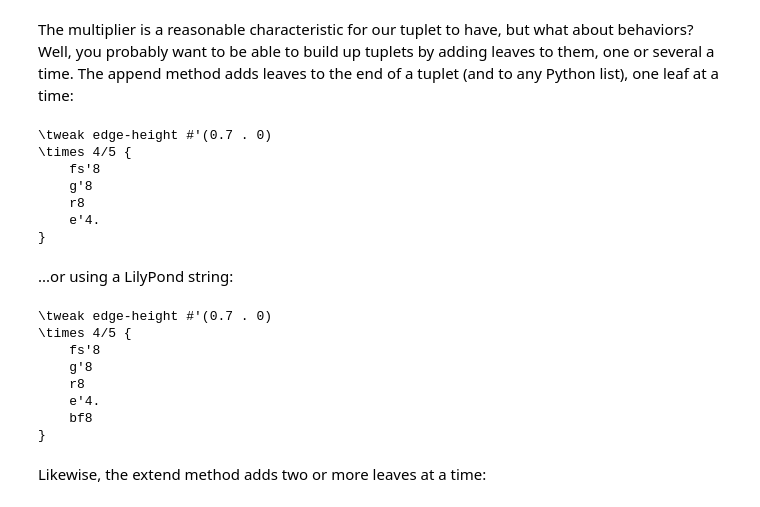
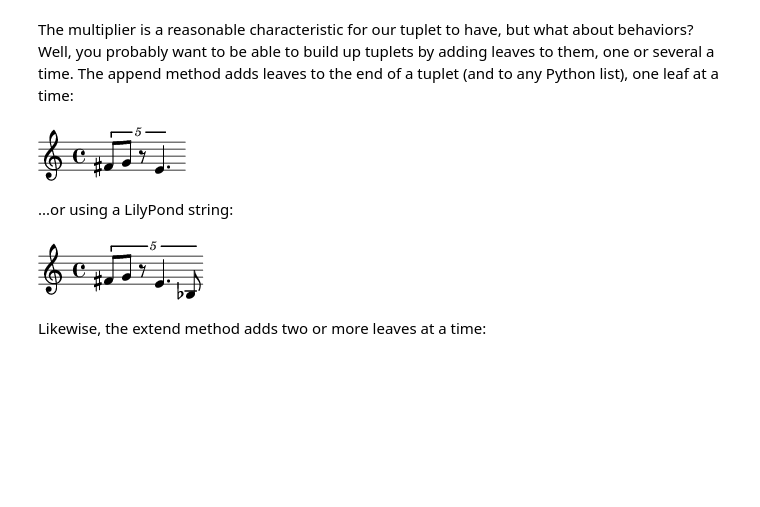
Before and after one commit to kureta/intensive, a Jupyter notebook: day-2/1-rhythms.ipynb, the cells around one changed output. Cells and saved outputs as stored; diff of their text form; code cells hidden in the pictures; blank space fills up the shorter version.

```diff
--- a/day-2/1-rhythms.ipynb
+++ b/day-2/1-rhythms.ipynb
@@ -87,30 +117,17 @@ The multiplier is a reasonable characteristic for our tuplet to have, but what a
 # %%
 tuplet.append(abjad.Note("e'4."))
 # %%
-abjad.f(tuplet)
+abjad.show(tuplet)
 # %% [output]
-\tweak edge-height #'(0.7 . 0)
-\times 4/5 {
-    fs'8
-    g'8
-    r8
-    e'4.
-}
+[figure, added]
 # %% [markdown]
 ...or using a LilyPond string:
 # %%
 tuplet.append("bf8")
 # %%
-abjad.f(tuplet)
+abjad.show(tuplet)
 # %% [output]
-\tweak edge-height #'(0.7 . 0)
-\times 4/5 {
-    fs'8
-    g'8
-    r8
-    e'4.
-    bf8
-}
+[figure, added]
 # %% [markdown]
 Likewise, the extend method adds two or more leaves at a time:
 # %%
```
Also changed, not shown: parts of 28 cells of this notebook.
